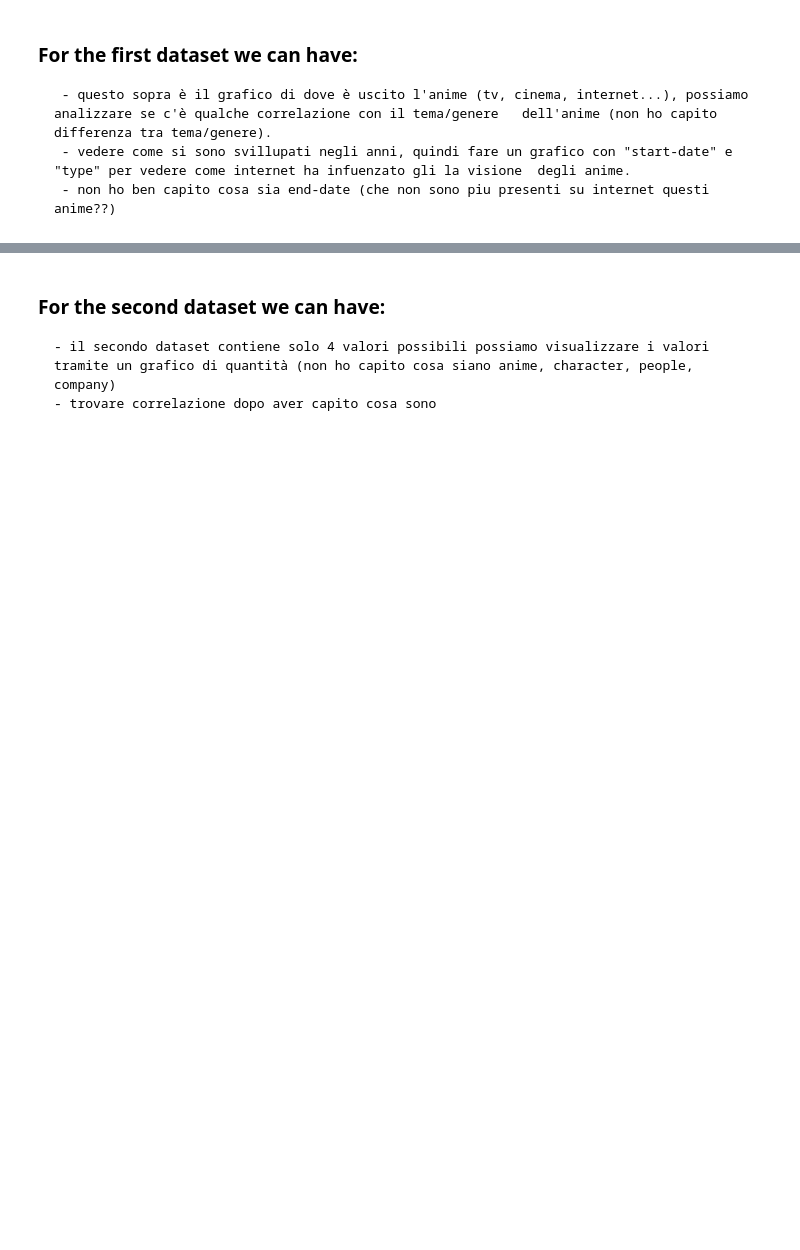
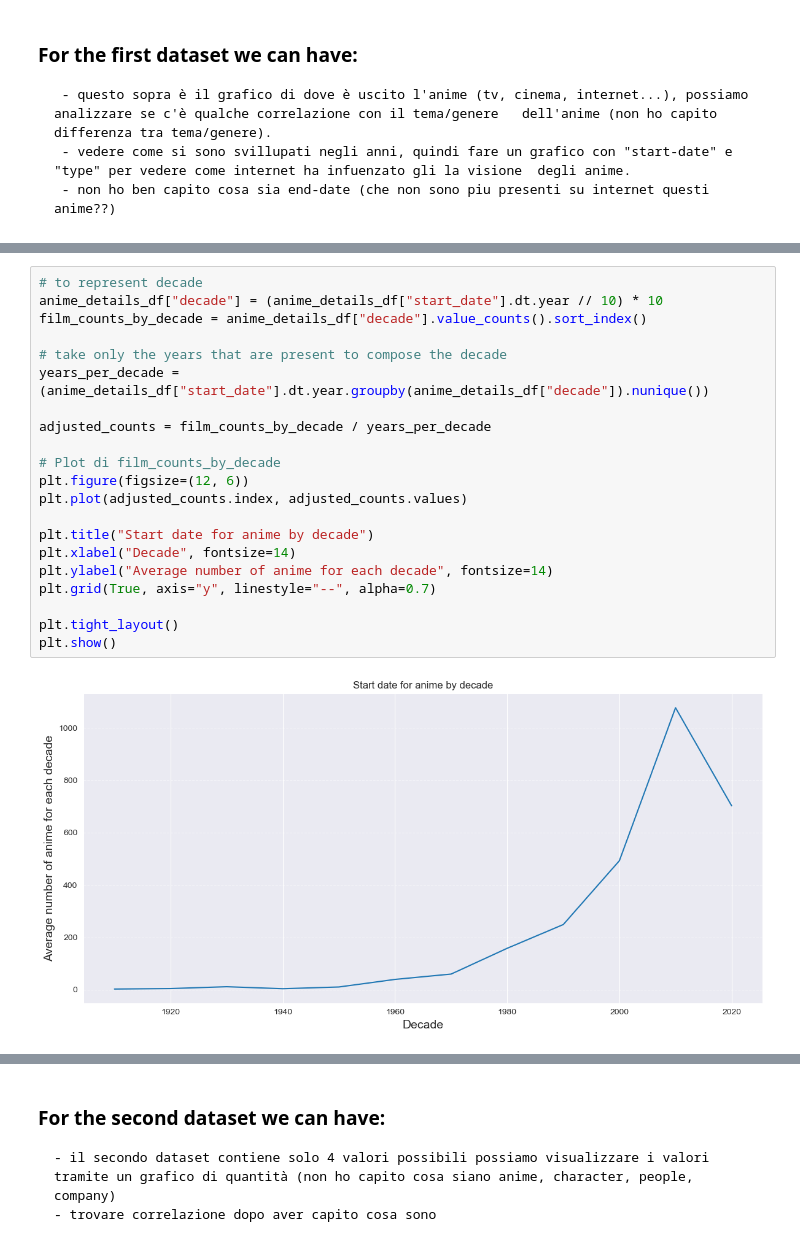
Before and after one commit to denis-budau/HCI-TWEB_2025-26, a Jupyter notebook: solution/data_visualitation.ipynb, the cells around one changed output, grey strips where cells are left out. Drawn from its saved outputs; the diff is of its cells as text; blank space fills up the shorter version.

```diff
--- a/solution/data_visualitation.ipynb
+++ b/solution/data_visualitation.ipynb
@@ -26,0 +43,23 @@ Just an example of graph to see how they look, other example that we can develop
+# %%
+# to represent decade
+anime_details_df["decade"] = (anime_details_df["start_date"].dt.year // 10) * 10
+film_counts_by_decade = anime_details_df["decade"].value_counts().sort_index()
+
+# take only the years that are present to compose the decade
+years_per_decade = (anime_details_df["start_date"].dt.year.groupby(anime_details_df["decade"]).nunique())
+
+adjusted_counts = film_counts_by_decade / years_per_decade
+
+# Plot di film_counts_by_decade
+plt.figure(figsize=(12, 6))
+plt.plot(adjusted_counts.index, adjusted_counts.values)
+
+plt.title("Start date for anime by decade")
+plt.xlabel("Decade", fontsize=14)
+plt.ylabel("Average number of anime for each decade", fontsize=14)
+plt.grid(True, axis="y", linestyle="--", alpha=0.7)
+
+plt.tight_layout()
+plt.show()
+# %% [output]
+[figure, added]
```
Also changed, not shown: parts of 6 cells of this notebook, 3 other files.
